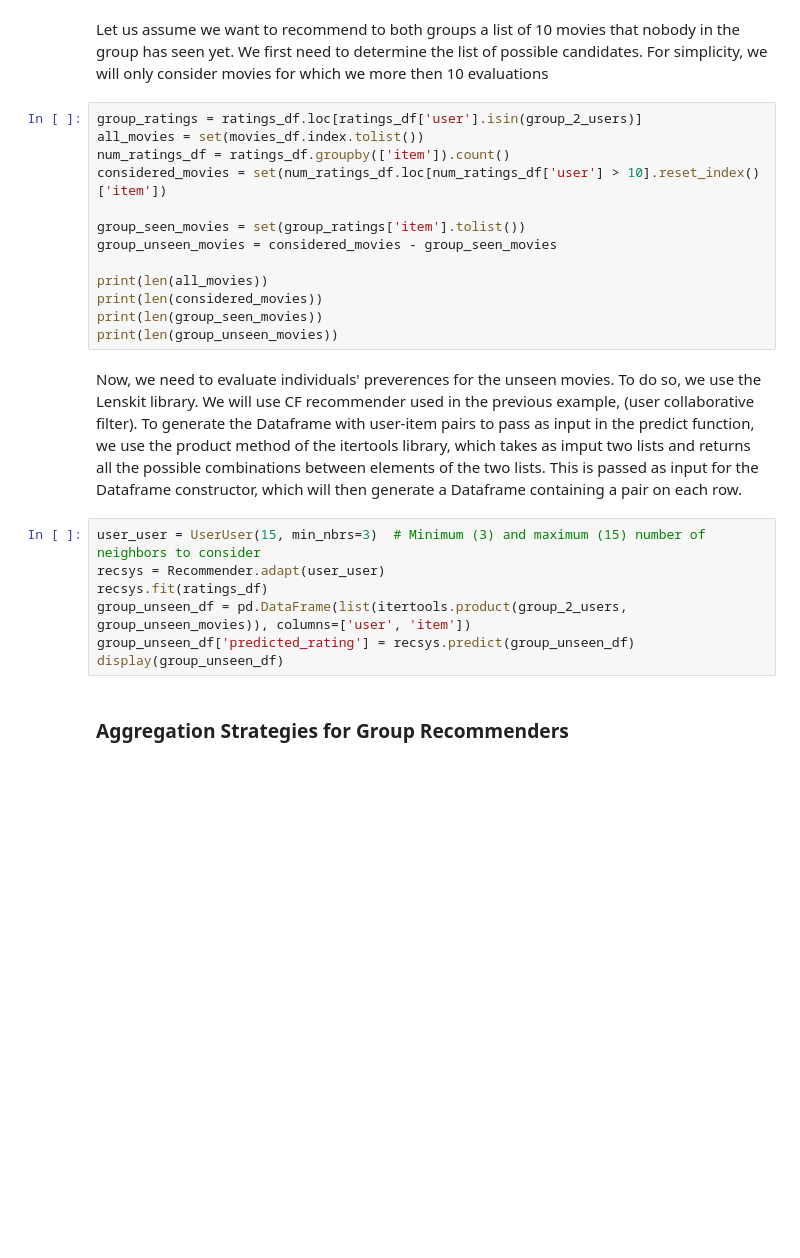
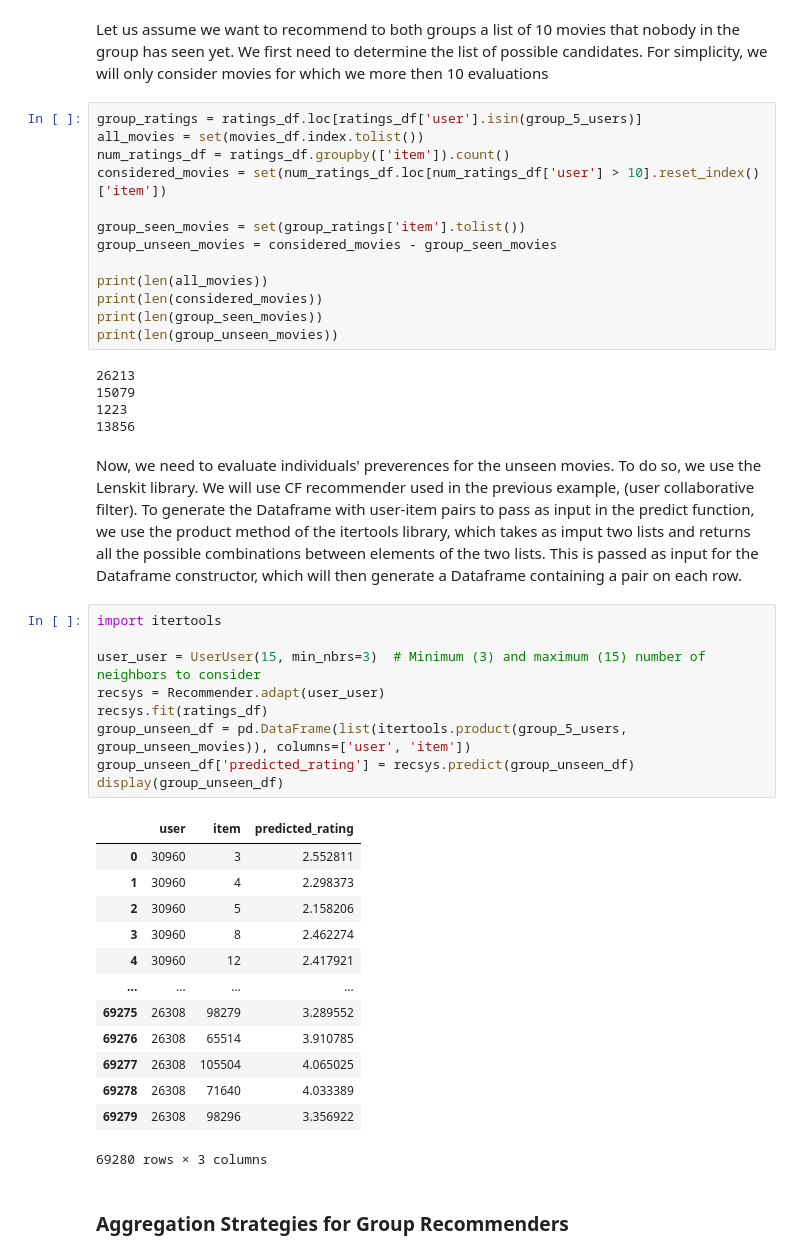
Before and after one commit to csotogd/Recommender-System-santa-claus, a Jupyter notebook: RS_project.ipynb, the cells around one changed output. Saved outputs shown, nothing was run; the diff lists cells and outputs as text; blank space fills up the shorter version.

Commit message:
Add files via upload
Hybrid group aggregation. Small error in method 2

```diff
--- a/RS_project.ipynb
+++ b/RS_project.ipynb
@@ -953,7 +910,7 @@ print(group_5_users)
 # %% [markdown]
 Let us assume we want to recommend to both groups a list of 10 movies that nobody in the group has seen yet. We first need to determine the list of possible candidates. For simplicity, we will only consider movies for which we more then 10 evaluations
 # %%
-group_ratings = ratings_df.loc[ratings_df['user'].isin(group_2_users)]
+group_ratings = ratings_df.loc[ratings_df['user'].isin(group_5_users)]
 all_movies = set(movies_df.index.tolist())
 num_ratings_df = ratings_df.groupby(['item']).count()
 considered_movies = set(num_ratings_df.loc[num_ratings_df['user'] > 10].reset_index()['item'])
@@ -965,15 +922,36 @@ print(len(all_movies))
 print(len(considered_movies))
 print(len(group_seen_movies))
 print(len(group_unseen_movies))
+# %% [output]
+26213
+15079
+1223
+13856
 # %% [markdown]
 Now, we need to evaluate individuals' preverences for the unseen movies. To do so, we use the Lenskit library. We will use  CF recommender used in the previous example, (user collaborative filter).  To generate the Dataframe with user-item pairs to pass as input in the predict function, we use the product method of the itertools library, which takes as imput two lists and returns all the possible combinations between elements of the two lists. This is passed as input for the Dataframe constructor, which will then generate a Dataframe containing a pair on each row.
 # %%
+import itertools
+
 user_user = UserUser(15, min_nbrs=3)  # Minimum (3) and maximum (15) number of neighbors to consider
 recsys = Recommender.adapt(user_user)
 recsys.fit(ratings_df)
-group_unseen_df = pd.DataFrame(list(itertools.product(group_2_users, group_unseen_movies)), columns=['user', 'item'])
+group_unseen_df = pd.DataFrame(list(itertools.product(group_5_users, group_unseen_movies)), columns=['user', 'item'])
 group_unseen_df['predicted_rating'] = recsys.predict(group_unseen_df)
 display(group_unseen_df)
+# %% [output]
+|  | user | item | predicted_rating |
+| 0 | 30960 | 3 | 2.552811 |
+| 1 | 30960 | 4 | 2.298373 |
+| 2 | 30960 | 5 | 2.158206 |
+| 3 | 30960 | 8 | 2.462274 |
+| 4 | 30960 | 12 | 2.417921 |
+| ... | ... | ... | ... |
+| 69275 | 26308 | 98279 | 3.289552 |
+| 69276 | 26308 | 65514 | 3.910785 |
+| 69277 | 26308 | 105504 | 4.065025 |
+| 69278 | 26308 | 71640 | 4.033389 |
+| 69279 | 26308 | 98296 | 3.356922 |
+69280 rows × 3 columns
 # %% [markdown]
 ### Aggregation Strategies for Group Recommenders
 # %% [markdown]
```
Also changed, not shown: parts of 24 cells of this notebook.
